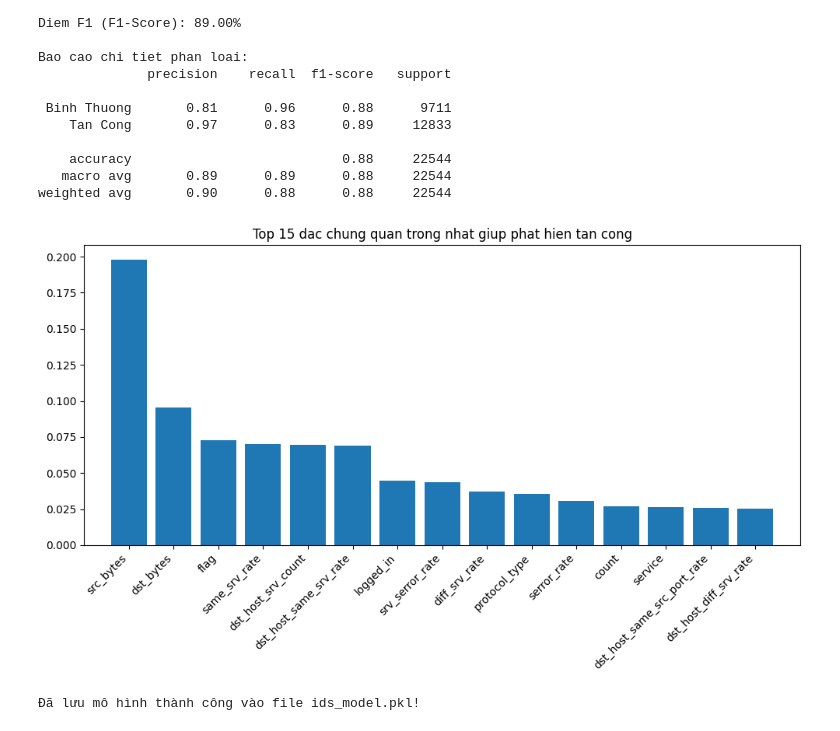
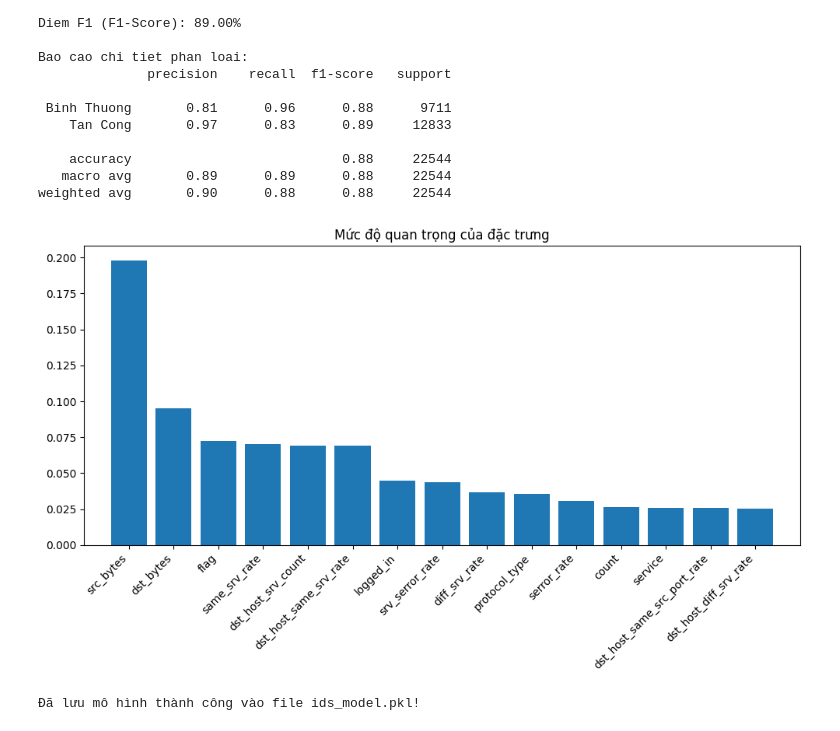
Before and after one commit to ngominhkhoi05/ids_random_forest, a Jupyter notebook: demo_thuyet_trinh.ipynb, the cells around one changed output. Drawn from its saved outputs; the diff is of its cells as text; code cells hidden in the pictures.

```diff
--- a/demo_thuyet_trinh.ipynb
+++ b/demo_thuyet_trinh.ipynb
@@ -97,22 +97,22 @@ weighted avg       0.90      0.88      0.88     22544
 # %%
 # Trich xuat muc do quan trong cua tung dac chung (Feature Importance)
 importances = rf_model.feature_importances_
 indices = np.argsort(importances)[::-1]
 features = X_train.columns
 
 # Lay ra top 15 dac chung quan trong nhat
 top_n = 15
 top_indices = indices[:top_n]
 
 plt.figure(figsize=(10, 6))
-plt.title("Top 15 dac chung quan trong nhat giup phat hien tan cong")
+plt.title("Mức độ quan trọng của đặc trưng")
 plt.bar(range(top_n), importances[top_indices], align="center")
 plt.xticks(range(top_n), [features[i] for i in top_indices], rotation=45, ha='right')
 plt.xlim([-1, top_n])
 plt.tight_layout()
 plt.show()
 # %% [output]
-[figure, old version]
+[figure, new version]
 # %%
 import joblib
 
```
